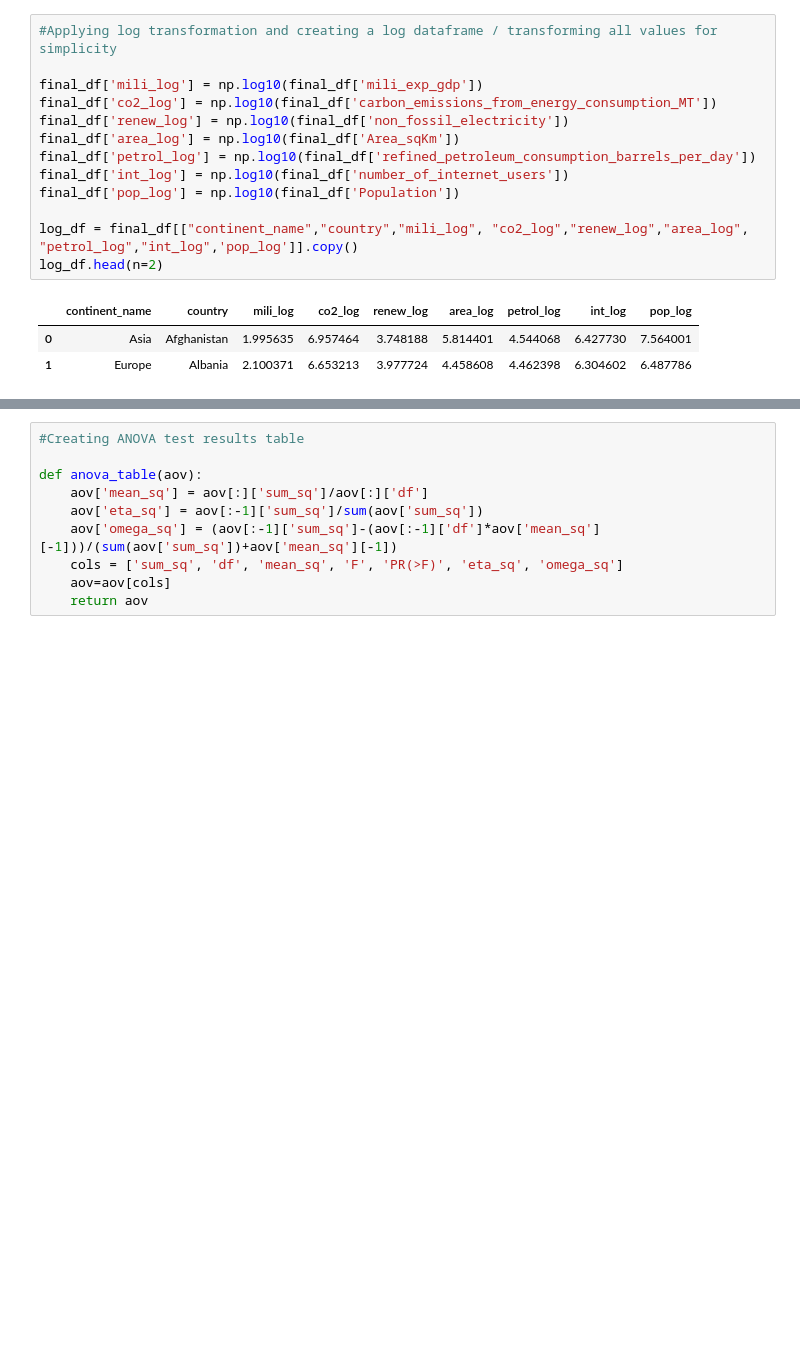
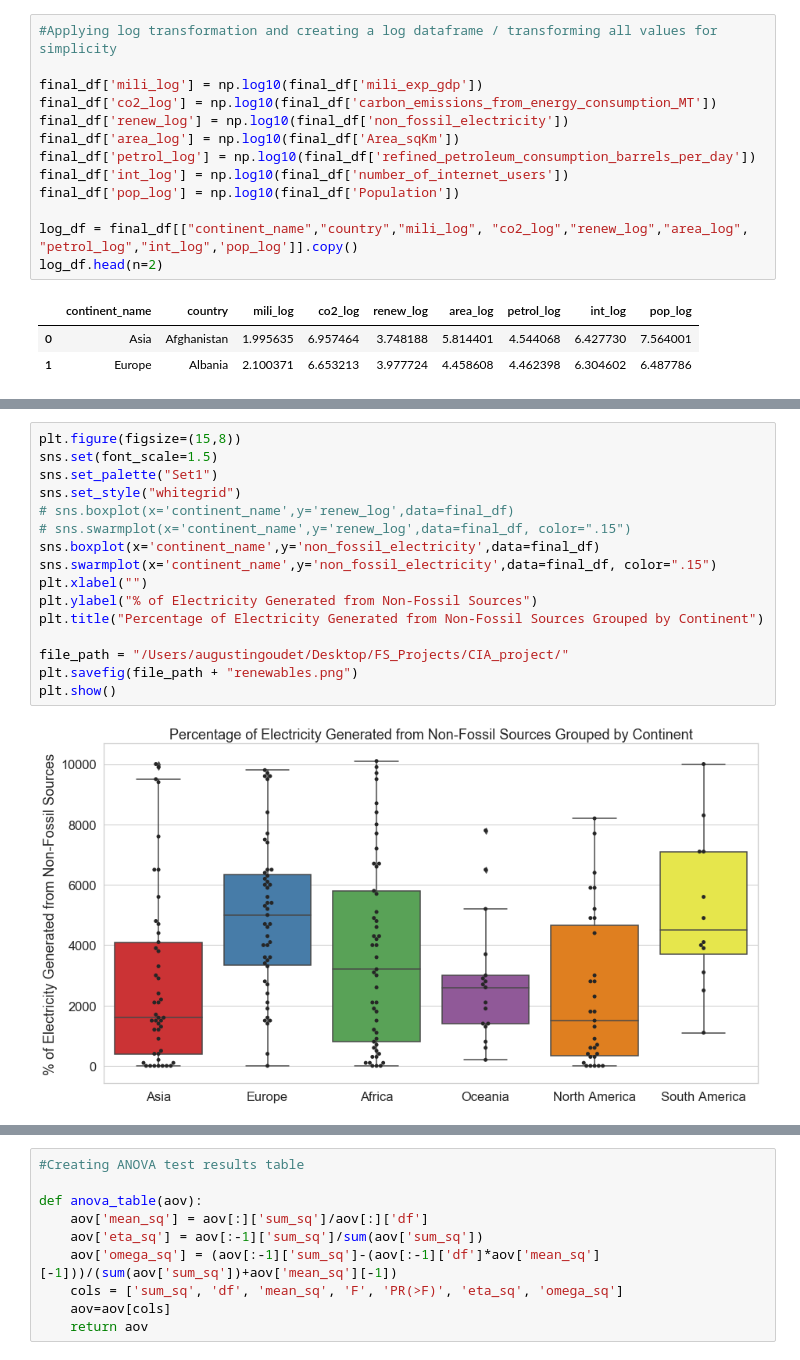
Before and after one commit to Silkways/CIA-Project, a Jupyter notebook: Main.ipynb, the cells around one changed output, grey strips where cells are left out. Drawn from its saved outputs; the diff is of its cells as text; blank space fills up the shorter version.

```diff
--- a/Main.ipynb
+++ b/Main.ipynb
@@ -360,0 +410,18 @@ final_df.head(n=2)
+# %%
+plt.figure(figsize=(15,8))
+sns.set(font_scale=1.5)
+sns.set_palette("Set1")
+sns.set_style("whitegrid")
+# sns.boxplot(x='continent_name',y='renew_log',data=final_df)
+# sns.swarmplot(x='continent_name',y='renew_log',data=final_df, color=".15")
+sns.boxplot(x='continent_name',y='non_fossil_electricity',data=final_df)
+sns.swarmplot(x='continent_name',y='non_fossil_electricity',data=final_df, color=".15")
+plt.xlabel("")
+plt.ylabel("% of Electricity Generated from Non-Fossil Sources")
+plt.title("Percentage of Electricity Generated from Non-Fossil Sources Grouped by Continent")
+
+file_path = "/Users/augustingoudet/Desktop/FS_Projects/CIA_project/"
+plt.savefig(file_path + "renewables.png")
+plt.show()
+# %% [output]
+[figure, added]
```
Also changed, not shown: parts of 34 cells of this notebook, 5 other files.
